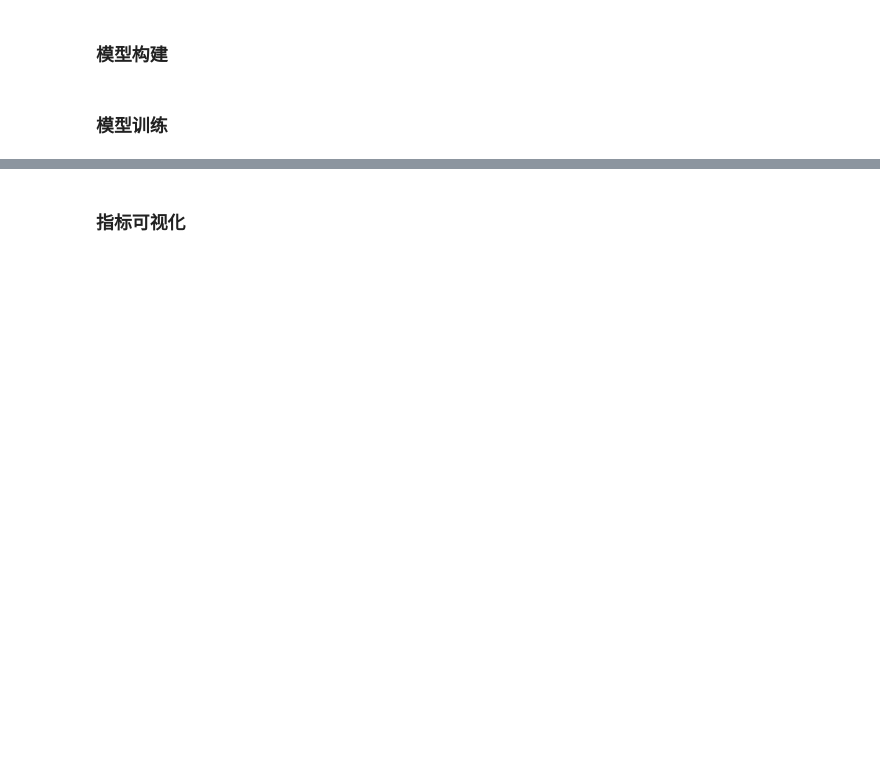
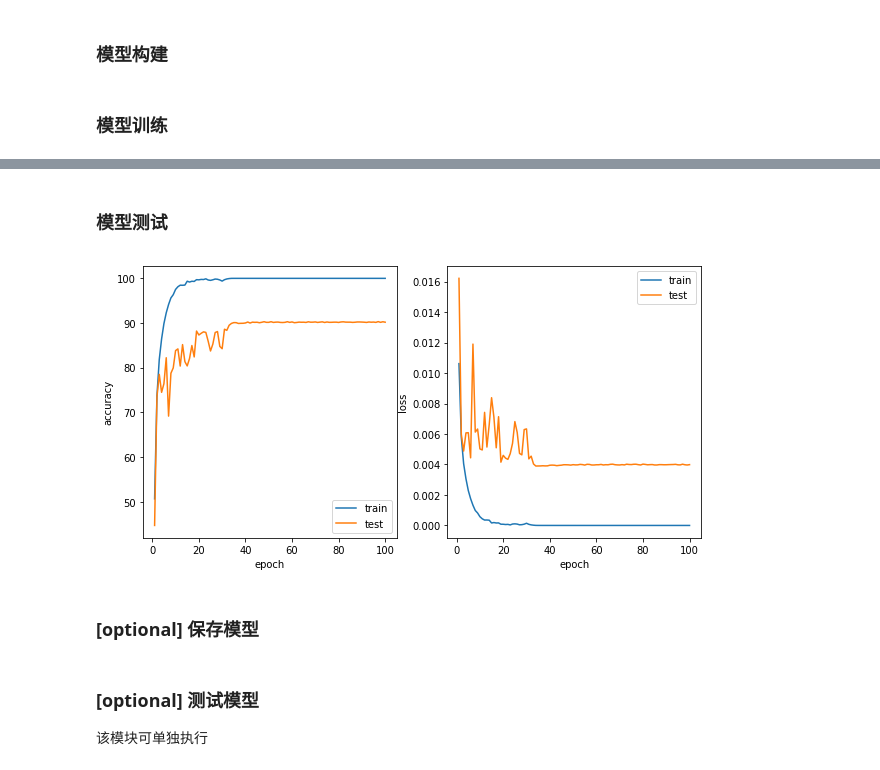
Before and after one commit to pinskyrobin/qta_prj, a Jupyter notebook: qta_cifar.ipynb, the cells around one changed output, grey strips where cells are left out. Saved outputs shown, nothing was run; the diff lists cells and outputs as text; code cells hidden in the pictures; blank space fills up the shorter version.

Commit message:
finish training and testing using CUDA

```diff
--- a/qta_cifar.ipynb
+++ b/qta_cifar.ipynb
@@ -76,4 +81,4 @@ loss_func = torch.nn.CrossEntropyLoss()
 from trainer import Trainer
 
 trainer = Trainer(model, optimizer, loss_func, device, train_loader, test_loader, scheduler, epochs=100)
-train_acc_list, test_acc_list = trainer.train()
+trainer.train()
@@ -80,14 +103,27 @@ train_acc_list, test_acc_list = trainer.train()
 # %% [markdown]
-### 指标可视化
+### 模型测试
 # %%
 import numpy as np
 import matplotlib.pyplot as plt
 
-plt.plot(np.arange(len(train_acc_list)), train_acc_list, label="train acc")
-plt.plot(np.arange(len(test_acc_list)), test_acc_list, label="test acc")
+# draw the accuracy curve and loss curve respectively
+plt.figure(figsize=(10, 5))
+plt.subplot(1, 2, 1)
+plt.plot(np.arange(1, 101), trainer.train_acc_list, label='train')
+plt.plot(np.arange(1, 101), trainer.test_acc_list, label='test')
+plt.xlabel('epoch')
+plt.ylabel('accuracy')
+plt.legend()
 
-plt.legend() #显示图例
-plt.xlabel('epoches')
-plt.title('Model(DenseNet121) accuracy')
+plt.subplot(1, 2, 2)
+plt.plot(np.arange(1, 101), trainer.train_loss_list, label='train')
+plt.plot(np.arange(1, 101), trainer.test_loss_list, label='test')
+plt.xlabel('epoch')
+plt.ylabel('loss')
+plt.legend()
 
 plt.show()
+# %% [output]
+[figure, added]
+# %% [markdown]
+### [optional] 保存模型
@@ -93,0 +132,3 @@ plt.show()
+# %% [markdown]
+### [optional] 测试模型
+该模块可单独执行
```
Also changed, not shown: parts of 5 cells of this notebook.
